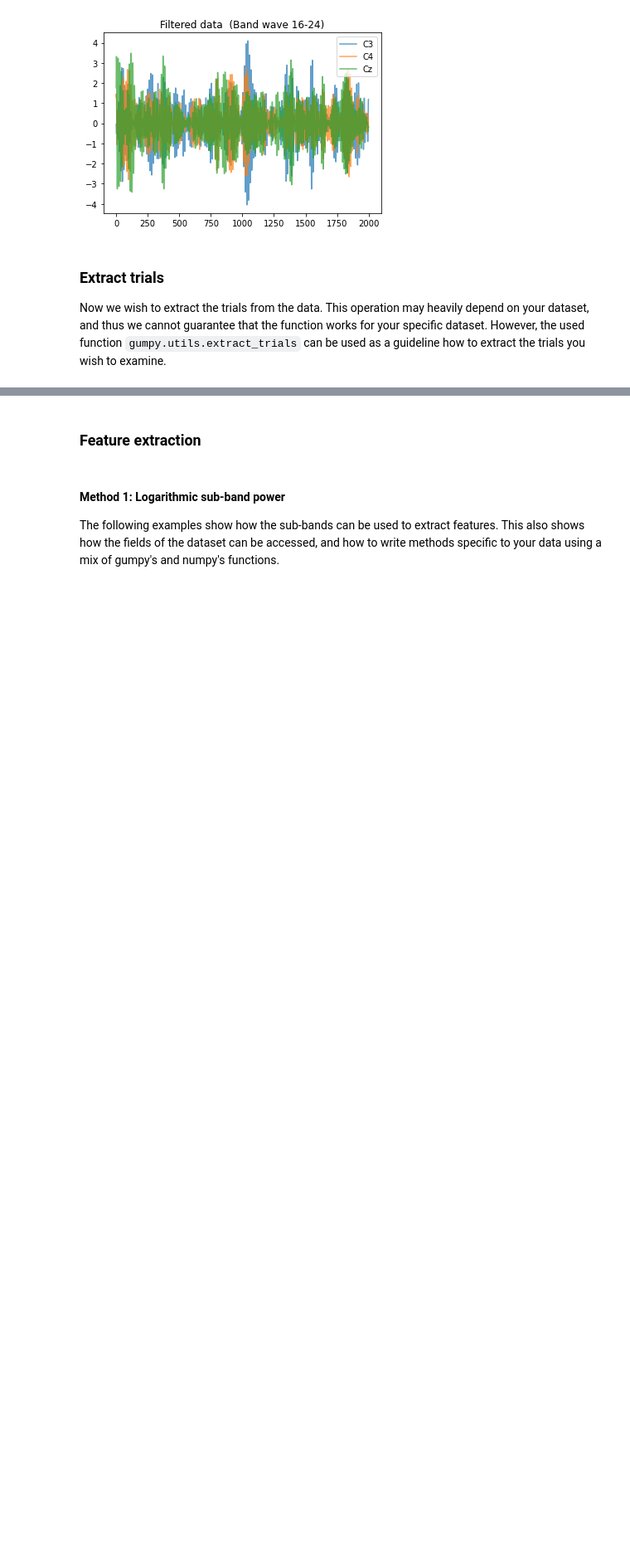
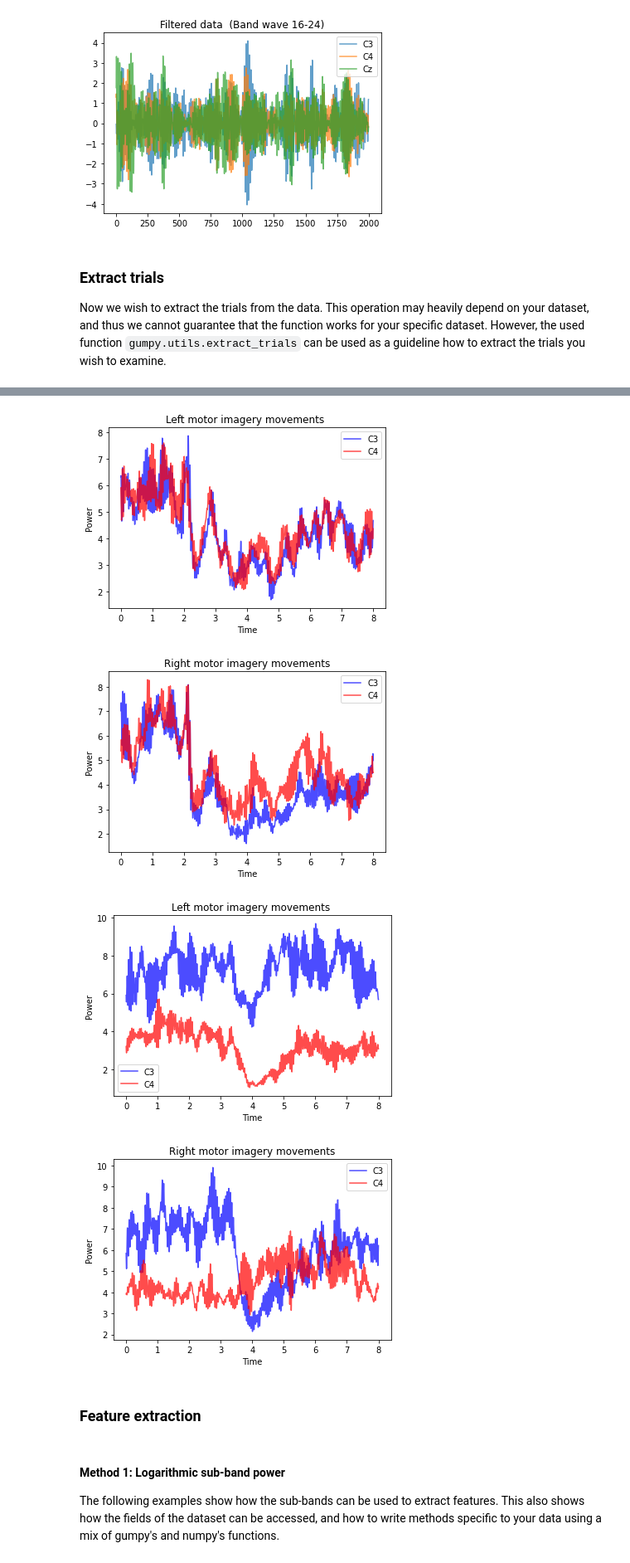
Before and after one commit to Abdul-Moeed/eeg-classification, a Jupyter notebook: Classifer_Demo.ipynb, the cells around one changed output, grey strips where cells are left out. Shown: that part at 83% size. Saved outputs shown, nothing was run; the diff lists cells and outputs as text; code cells hidden in the pictures; blank space fills up the shorter version.

```diff
--- a/Classifer_Demo.ipynb
+++ b/Classifer_Demo.ipynb
@@ -170,3 +172,19 @@ data_class_a_2, data_class_b_2 = extract_trials(data_subject_2, flt_a_2, flt_b_2
+# %%
+# specify some cutoff values for the visualization
+lowcut_a, highcut_a = 14, 30
+# and also an interval to display
+interval_a = [0, 8]
+# visualize logarithmic power?
+logarithmic_power = False
+
+# visualize the extracted trial from above
+gumpy.plot.average_power(data_class_a_1, lowcut_a, highcut_a, interval_a, data_subject_1.sampling_freq, logarithmic_power)
+gumpy.plot.average_power(data_class_a_2, lowcut_a, highcut_a, interval_a, data_subject_2.sampling_freq, logarithmic_power)
+# %% [output]
+[figure, added]
+[figure, added]
+[figure, added]
+[figure, added]
 # %% [markdown]
 ### Feature extraction
 # %% [markdown]
```
Also changed, not shown: parts of 8 cells of this notebook.
